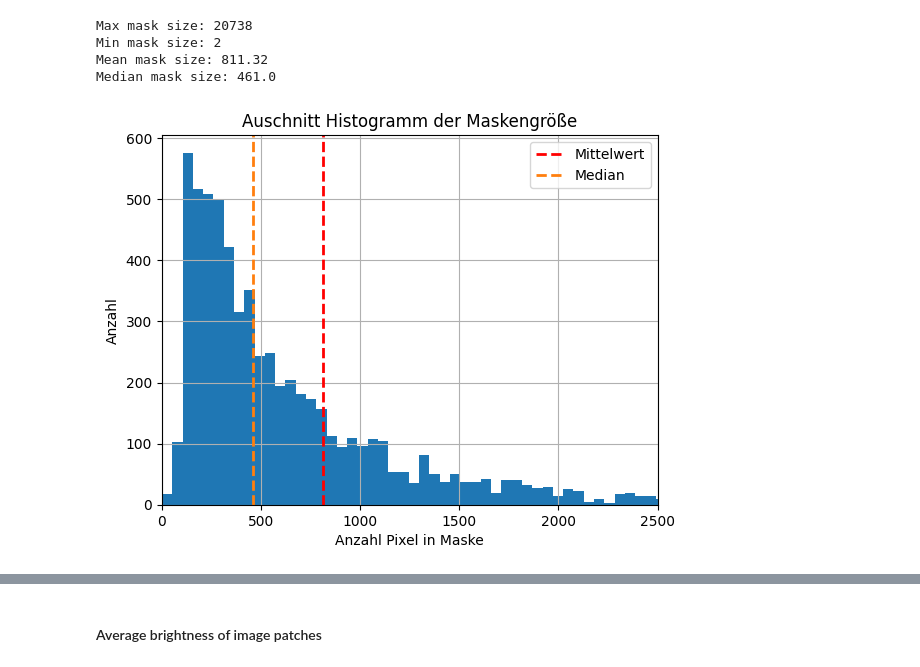
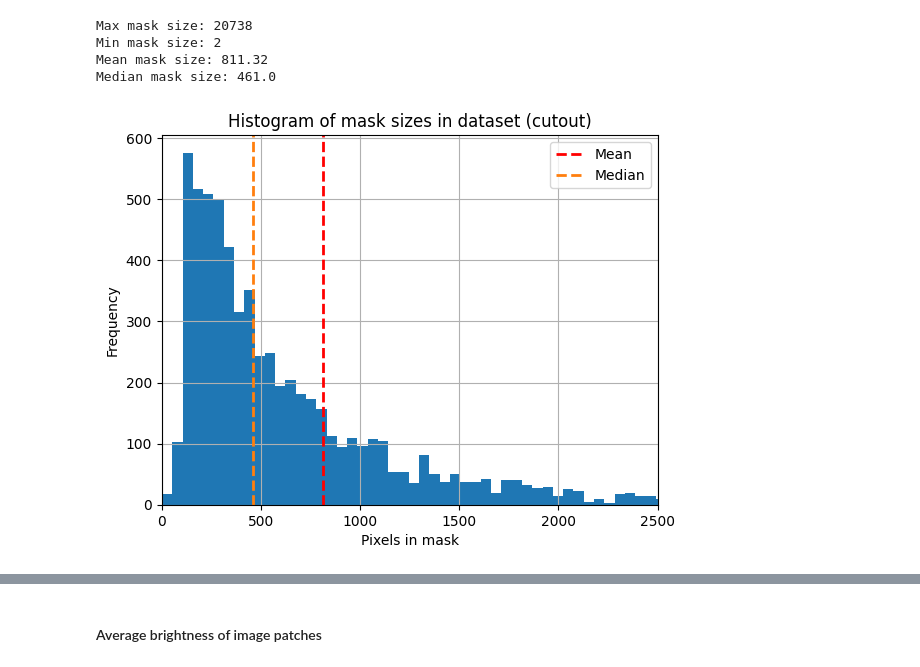
Before and after one commit to Taraman12/Solarpark-detection, a Jupyter notebook: Notebooks/ML_Modell/create_train_val_test_split.ipynb, the cells around one changed output, grey strips where cells are left out. Cells and saved outputs as stored; diff of their text form; code cells hidden in the pictures.

```diff
--- a/Notebooks/ML_Modell/create_train_val_test_split.ipynb
+++ b/Notebooks/ML_Modell/create_train_val_test_split.ipynb
@@ -204,15 +204,15 @@ Min mask size: 2
 Mean mask size: 811.32
 Median mask size: 461.0
 # %%
-plt.hist(mask_size_list, bins=400, )
-plt.grid(True)
-plt.xlim(0, 2500)
-plt.xlabel('Anzahl Pixel in Maske')
-plt.ylabel('Anzahl')
-plt.title('Auschnitt Histogramm der Maskengröße')
-plt.axvline(mean_mask_size, color='r', linestyle='dashed', linewidth=2)
-plt.axvline(median_mask_size, color='tab:orange', linestyle='dashed', linewidth=2)
-plt.legend(['Mittelwert', 'Median'])
-plt.show()
+fig, ax = plt.subplots()
+ax.hist(mask_size_list, bins=400, )
+ax.grid(True)
+ax.set_xlim(0, 2500)
+ax.set_xlabel('Pixels in mask')
+ax.set_ylabel('Frequency')
+ax.set_title('Histogram of mask sizes in dataset (cutout)')
+ax.axvline(mean_mask_size, color='r', linestyle='dashed', linewidth=2)
+ax.axvline(median_mask_size, color='tab:orange', linestyle='dashed', linewidth=2)
+ax.legend(['Mean', 'Median']);
 # %% [output]
-[figure, old version]
+[figure, new version]
```
Also changed, not shown: parts of 69 cells of this notebook, 2 other files.
